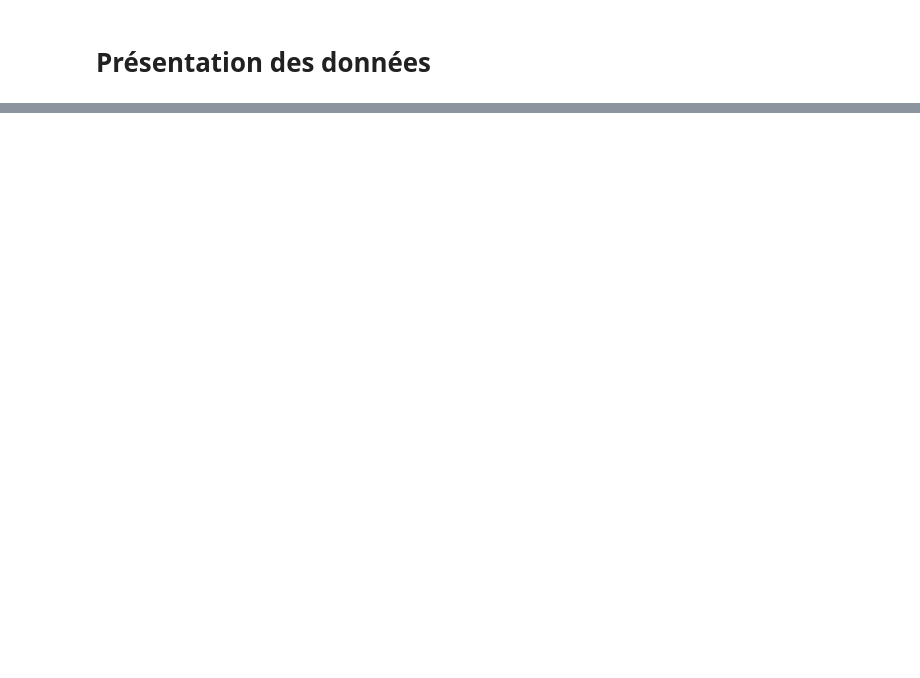
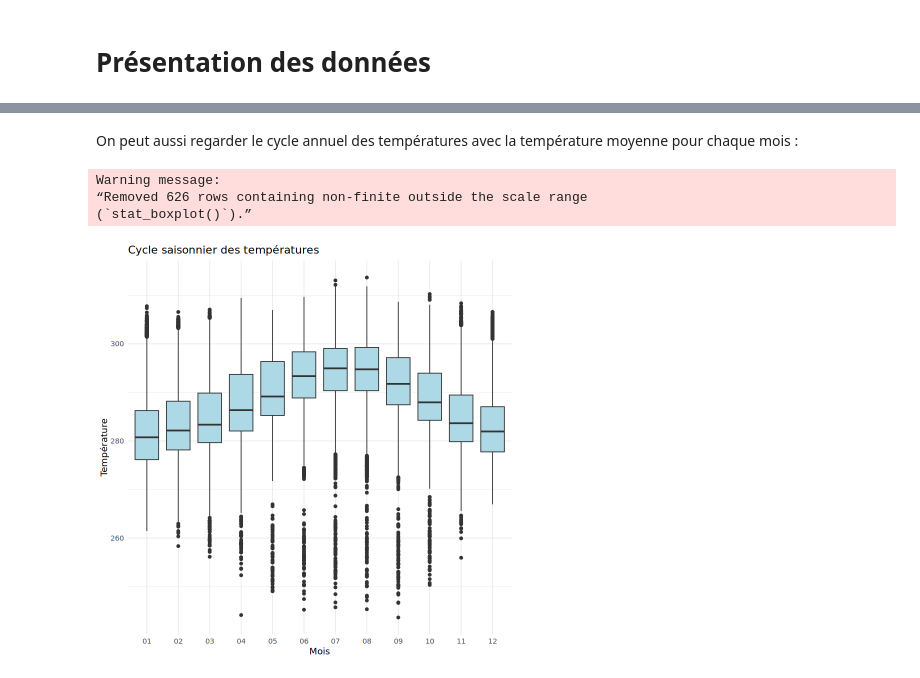
Before and after one commit to lisasko/Jupyter_meteo, a Jupyter notebook: BE_météo.ipynb, the cells around one changed output, grey strips where cells are left out. Saved outputs shown, nothing was run; the diff lists cells and outputs as text; code cells hidden in the pictures; blank space fills up the shorter version.

```diff
--- a/BE_météo.ipynb
+++ b/BE_météo.ipynb
@@ -74,0 +90,15 @@ Le résumé statistique ci-dessus permet d'avoir une idée générale de ce que
+# %% [markdown]
+On peut aussi regarder le cycle annuel des températures  avec la température moyenne pour chaque mois :
+# %%
+# Cycle annuel des températures
+dataframe$mois <- format(as.POSIXct(dataframe$Date), "%m")
+
+ggplot(dataframe %>% sample_n(50000), aes(x = factor(mois), y = Température)) +
+  geom_boxplot(fill = "lightblue") +
+  labs(title = "Cycle saisonnier des températures", x = "Mois", y = "Température") +
+  theme_minimal()
+# %% [output]
+Warning message:
+“Removed 626 rows containing non-finite outside the scale range
+(`stat_boxplot()`).”
+[figure, added]
```
Also changed, not shown: parts of 6 cells of this notebook.
